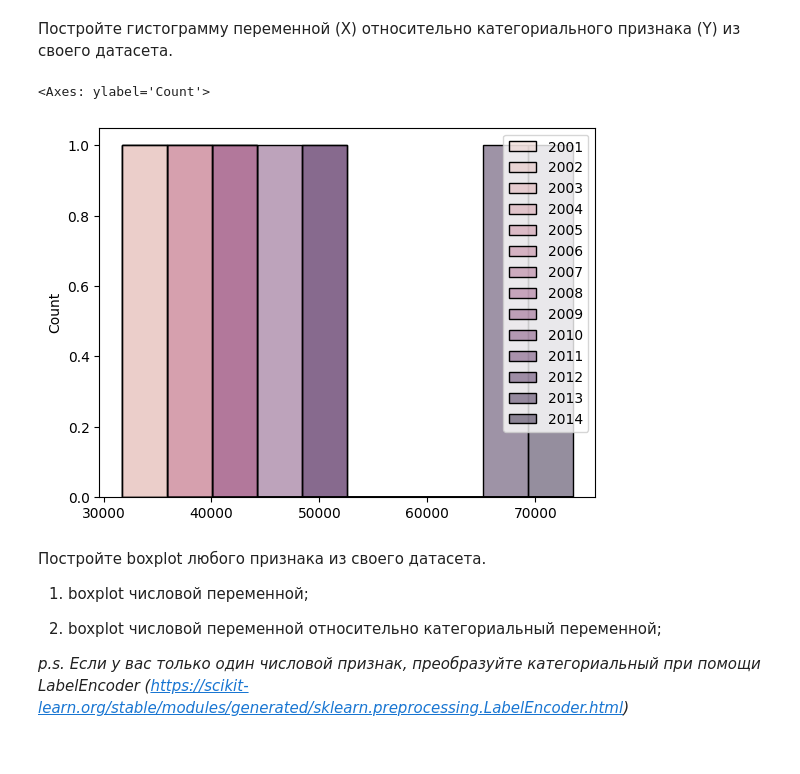
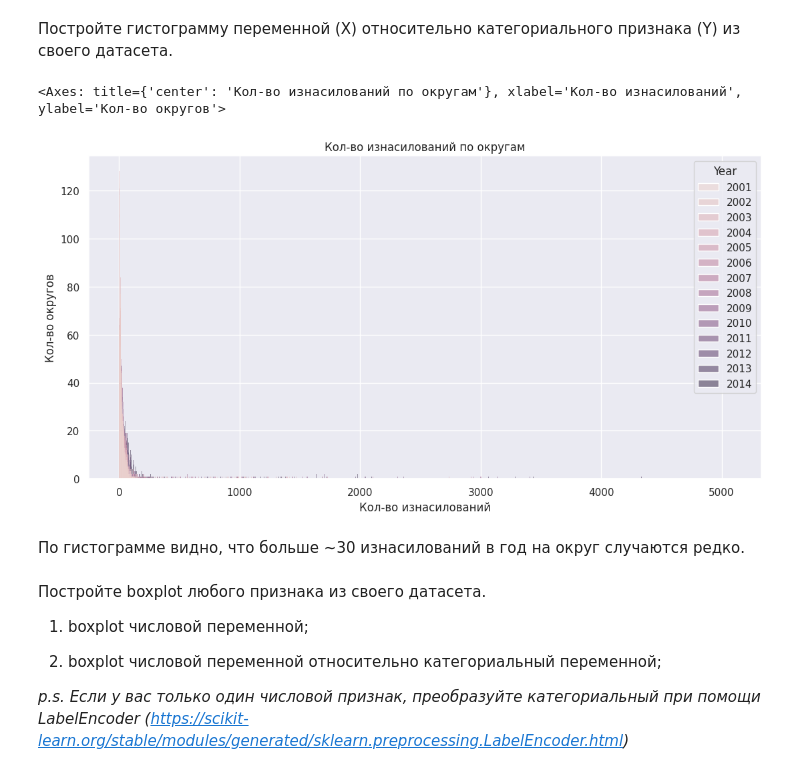
Before and after one commit to YLysov0017/Pproject, a Jupyter notebook: ML_lab2.ipynb, the cells around one changed output. Drawn from its saved outputs; the diff is of its cells as text; code cells hidden in the pictures.

```diff
--- a/ML_lab2.ipynb
+++ b/ML_lab2.ipynb
@@ -138,27 +138,20 @@ iqr
 ##Основы визуализации
 # %% [markdown]
  Постройте гистограмму переменной (X) относительно категориального признака (Y) из своего датасета.
-# %%
-
-Years = list(set(df["Year"]))
-Rape_cnt = [0 for i in range(len(Years))]
-
-
-
-for i in range(len(df.index)-1):
-  cur_year = df.iloc[i]["Year"]
-  for x in Years:
-    if cur_year == x:
-      Rape_cnt[Years.index(x)] += df.iloc[i]["Rape"]
-
-
-
-rapes_to_year = dict(map(lambda x, y : (x, y), Years, Rape_cnt))
-
-sns.histplot(x=rapes_to_year.values(), hue=rapes_to_year.keys(), bins=10)
-# %% [output]
-<Axes: ylabel='Count'>
-[figure, removed]
+# %%
+sns.set(rc={'figure.figsize':(13,6.27)})
+
+r = sns.histplot(data=df, x=df["Rape"], hue=df["Year"])
+
+plt.xlabel('Кол-во изнасилований')
+plt.ylabel('Кол-во округов')
+plt.title('Кол-во изнасилований по округам')
+r
+# %% [output]
+<Axes: title={'center': 'Кол-во изнасилований по округам'}, xlabel='Кол-во изнасилований', ylabel='Кол-во округов'>
+[figure, added]
+# %% [markdown]
+По гистограмме видно, что больше ~30 изнасилований в год на округ случаются редко.
 # %% [markdown]
 Постройте boxplot любого признака из своего датасета.
 
```
Also changed, not shown: parts of 5 cells of this notebook.
